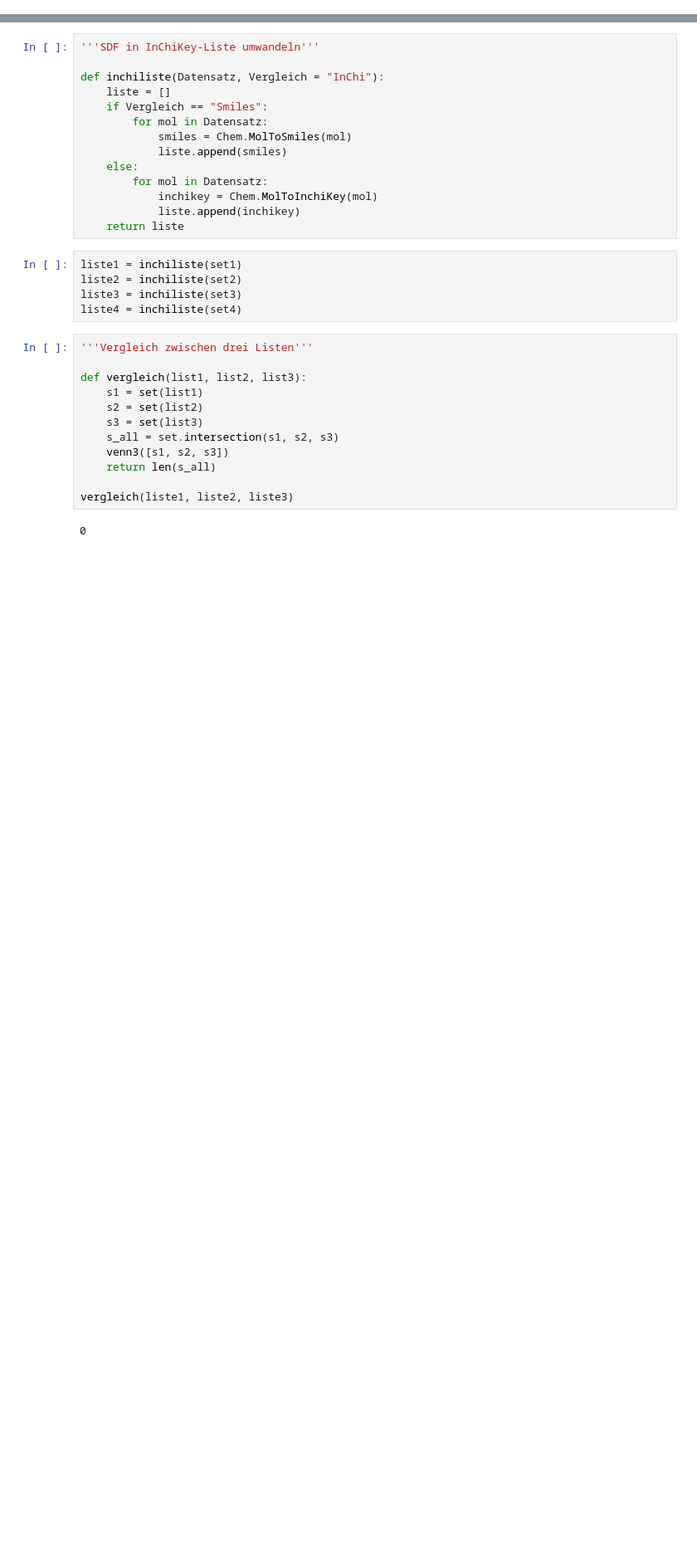
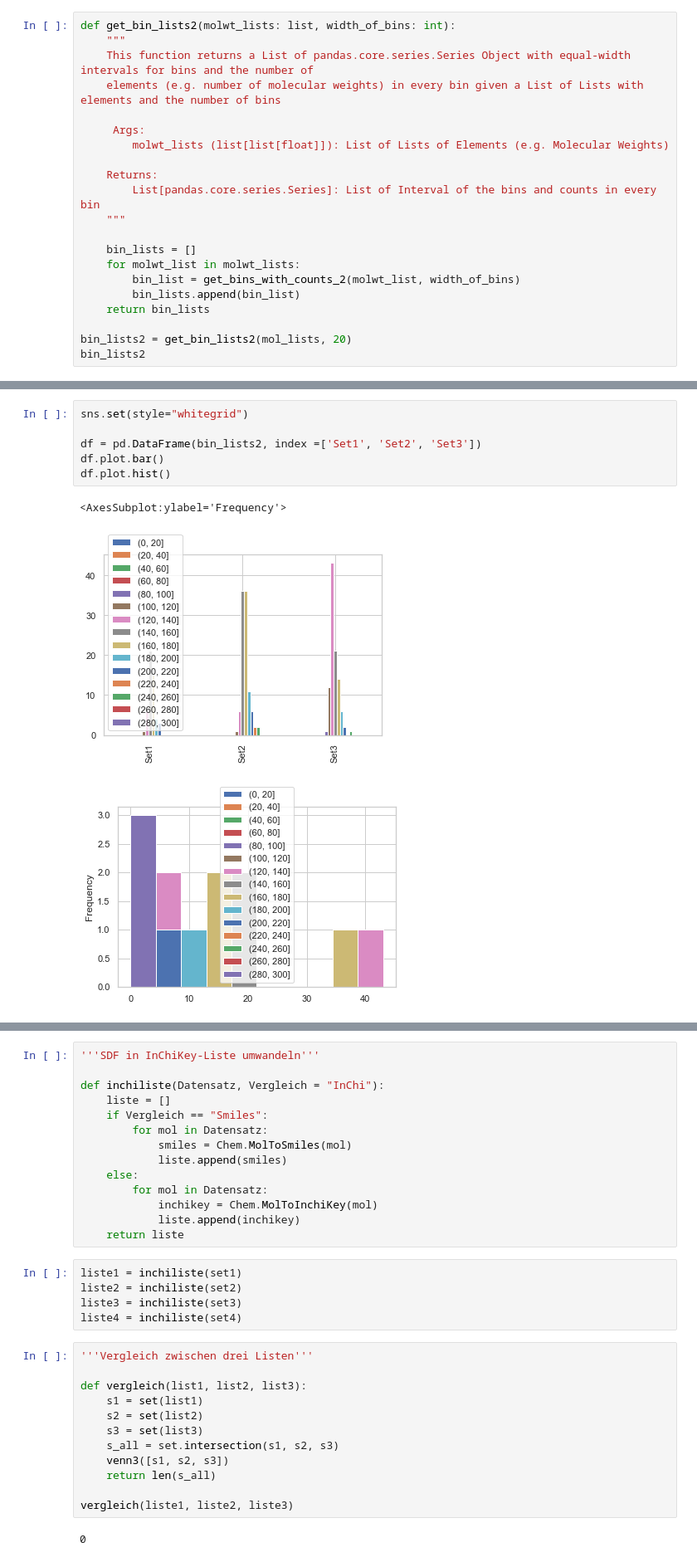
Before and after one commit to Steinbeck-Lab/ChemIcal-DatasEt-comparatoR, a Jupyter notebook: Praktikum.ipynb, the cells around one changed output, grey strips where cells are left out. Shown: that part at 83% size. Cells and saved outputs as stored; diff of their text form; blank space fills up the shorter version.

```diff
--- a/Praktikum.ipynb
+++ b/Praktikum.ipynb
@@ -28,0 +378,21 @@ set4 = Chem.SDMolSupplier('data/4xmol.sdf')
+# %%
+def get_bin_lists2(molwt_lists: list, width_of_bins: int):
+    """
+    This function returns a List of pandas.core.series.Series Object with equal-width intervals for bins and the number of
+    elements (e.g. number of molecular weights) in every bin given a List of Lists with elements and the number of bins
+
+     Args:
+        molwt_lists (list[list[float]]): List of Lists of Elements (e.g. Molecular Weights)
+
+    Returns:
+        List[pandas.core.series.Series]: List of Interval of the bins and counts in every bin
+    """
+
+    bin_lists = []
+    for molwt_list in molwt_lists:
+        bin_list = get_bins_with_counts_2(molwt_list, width_of_bins)
+        bin_lists.append(bin_list)
+    return bin_lists
+
+bin_lists2 = get_bin_lists2(mol_lists, 20)
+bin_lists2
@@ -28,0 +419,10 @@ set4 = Chem.SDMolSupplier('data/4xmol.sdf')
+# %%
+sns.set(style="whitegrid")
+
+df = pd.DataFrame(bin_lists2, index =['Set1', 'Set2', 'Set3'])
+df.plot.bar()
+df.plot.hist()
+# %% [output]
+<AxesSubplot:ylabel='Frequency'>
+[figure, added]
+[figure, added]
```
Also changed, not shown: parts of 37 cells of this notebook.
